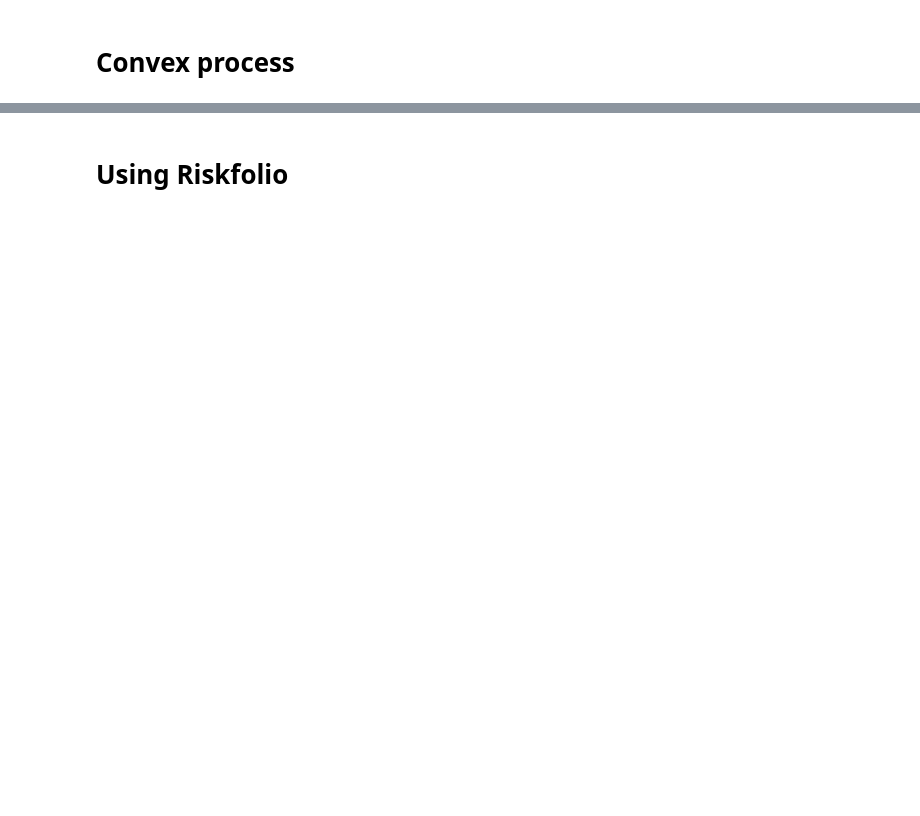
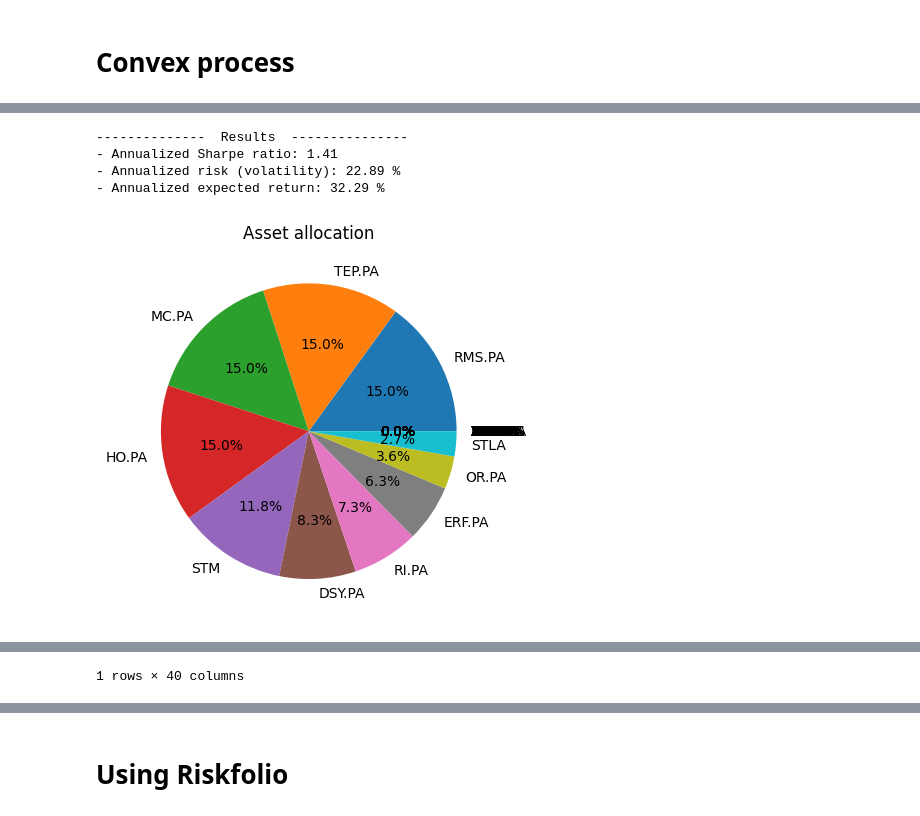
Before and after one commit to BaptisteZloch/Portfolio-construction-and-optimization, a Jupyter notebook: src/06_Portfolio_optimization.ipynb, the cells around one changed output, grey strips where cells are left out. Cells and saved outputs as stored; diff of their text form; code cells hidden in the pictures; blank space fills up the shorter version.

```diff
--- a/src/06_Portfolio_optimization.ipynb
+++ b/src/06_Portfolio_optimization.ipynb
@@ -125,0 +153,10 @@ ptf.get_allocation()
+# %%
+ptf = ConvexPortfolio(returns)
+ptf.fit("sharpe", "max", max_asset_weight=0.15)
+ptf.get_allocation()
+# %% [output]
+--------------  Results  ---------------
+- Annualized Sharpe ratio: 1.41
+- Annualized risk (volatility): 22.89 %
+- Annualized expected return: 32.29 %
+[figure, added]
@@ -125,0 +165 @@ ptf.get_allocation()
+1 rows × 40 columns
```
Also changed, not shown: parts of 12 cells of this notebook, 1 other file.
